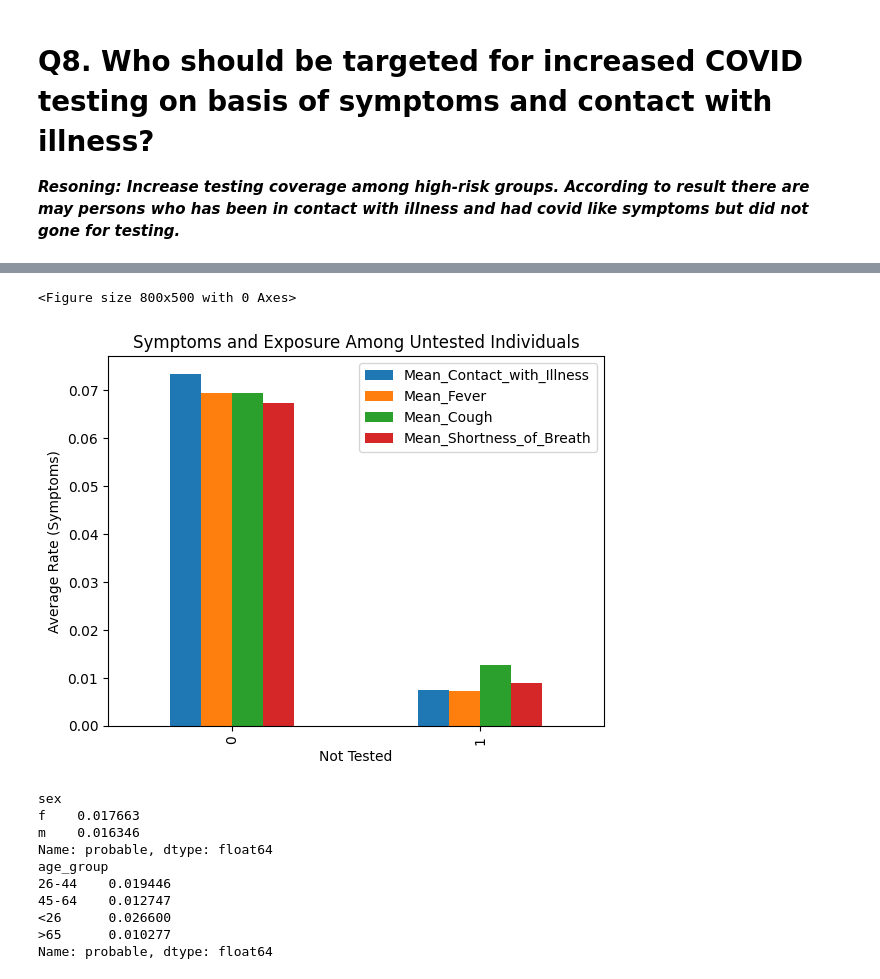
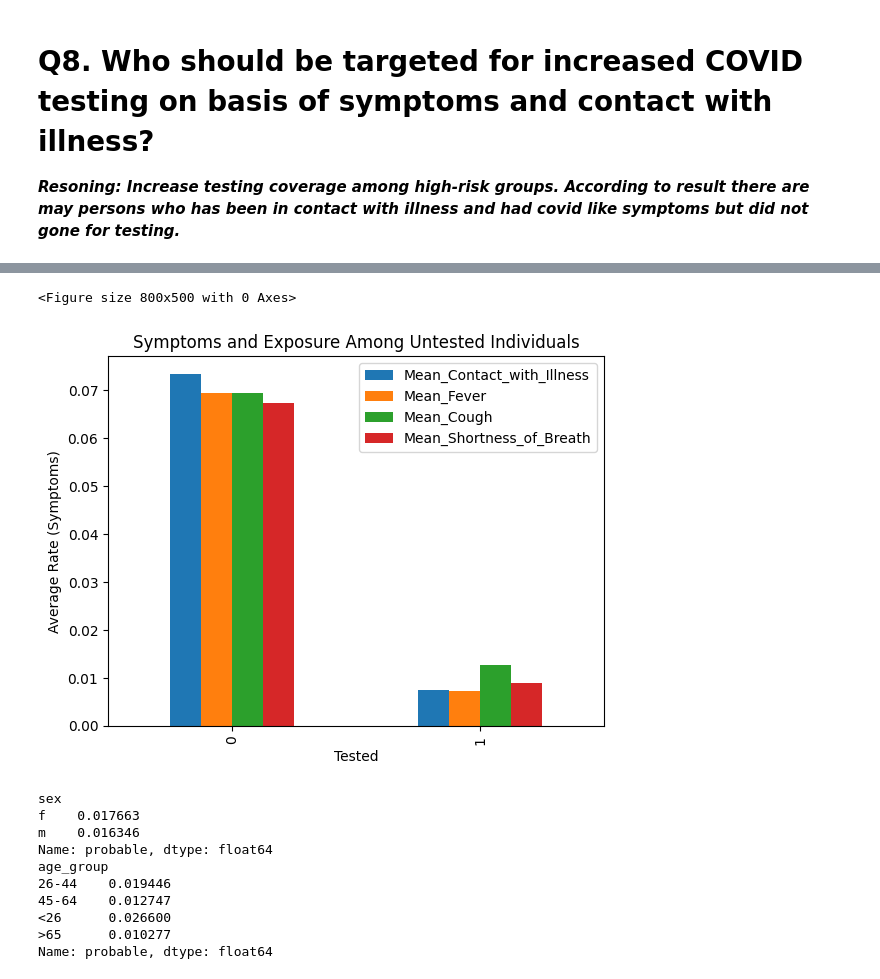
Before and after one commit to neeturathaur-sys/Team8_PyMaster_PythonHackathon_December25, a Jupyter notebook: Neetu/Team8_PyMaster_3_PrescriptiveAnalysis.ipynb, the cells around one changed output, grey strips where cells are left out. Cells and saved outputs as stored; diff of their text form; code cells hidden in the pictures.

```diff
--- a/Neetu/Team8_PyMaster_3_PrescriptiveAnalysis.ipynb
+++ b/Neetu/Team8_PyMaster_3_PrescriptiveAnalysis.ipynb
@@ -10,9 +10,9 @@ import warnings
 warnings.simplefilter("ignore", UserWarning)
 
 #Reading the cleaned data
-survey1=pd.read_excel("cleaned_schema_1_data.xlsx")
-survey2=pd.read_excel("cleaned_schema_2_data.xlsx")
-survey3=pd.read_excel("cleaned_schema_3_data.xlsx")
+survey1=pd.read_excel("Team8_PyMasters_Cleaned_data1.xlsx")
+survey2=pd.read_excel("Team8_PyMasters_Cleaned_data2.xlsx")
+survey3=pd.read_excel("Team8_PyMasters_Cleaned_data3.xlsx")
 
 #Creating a copy of the original data to protect unnecessary modification in original data.
 df1=survey1.copy()
@@ -437,8 +416,8 @@ plt.tight_layout()
 # Q8. Who should be targeted for increased COVID testing on basis of symptoms and contact with illness?
 ***Resoning: Increase testing coverage among high-risk groups. According to result there are may persons who has been in contact with illness and had covid like symptoms but did not gone for testing.***
 # %%
-df3['not_tested'] = df3['covid_positive'].isna().astype(int)
-testing_gap = df3.groupby('not_tested')[['contact_with_illness', 'symp_fever','symp_cough','symp_shortnessOfBreath']].mean()
+df3['tested'] = df3['covid_positive'].isna().astype(int)
+testing_gap = df3.groupby('tested')[['contact_with_illness', 'symp_fever','symp_cough','symp_shortnessOfBreath']].mean()
 testing_gap = testing_gap.rename(columns={
     'contact_with_illness': 'Mean_Contact_with_Illness',
     'symp_fever': 'Mean_Fever',
@@ -452,7 +431,7 @@ print(testing_gap)
 plt.figure(figsize=(8,5))
 
 testing_gap.plot(kind='bar')
-plt.xlabel('Not Tested')
+plt.xlabel('Tested')
 plt.ylabel('Average Rate (Symptoms)')
 plt.title('Symptoms and Exposure Among Untested Individuals')
 plt.show()
@@ -469,5 +448,5 @@ not_tested
 <Figure size 800x500 with 0 Axes>
-[figure, old version]
+[figure, new version]
 # %%
 
 def get_age_group(row):
```
Also changed, not shown: parts of 5 cells of this notebook.
